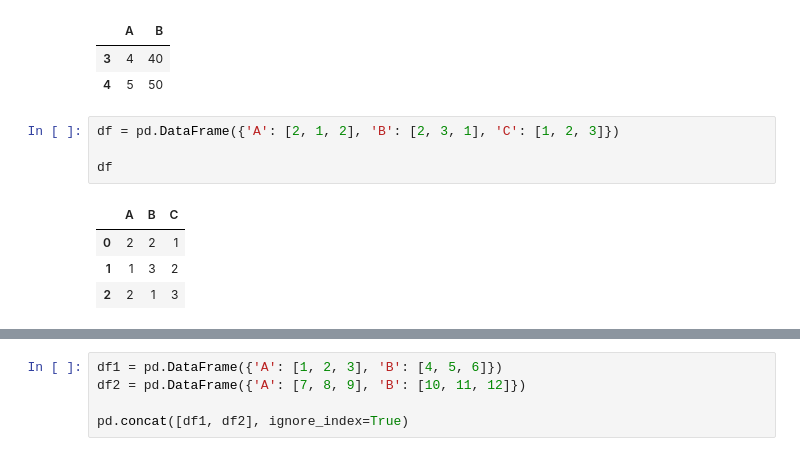
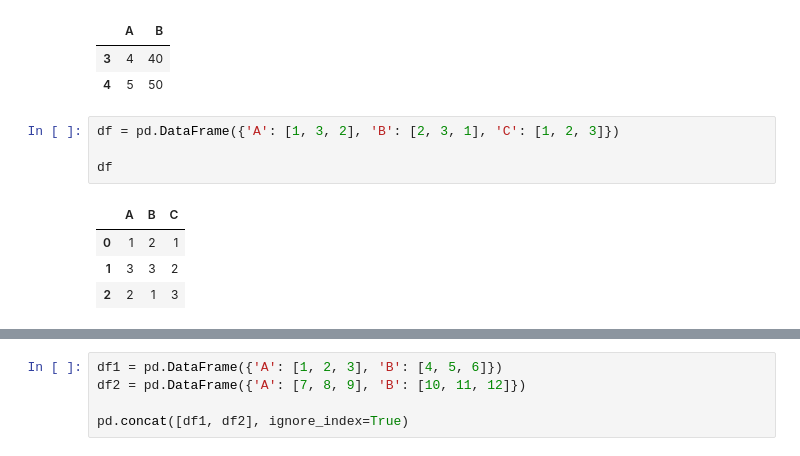
Before and after one commit to bradleysoh/5m-data-1.8-eda-basic, a Jupyter notebook: notebooks/eda_basic_lesson.ipynb, the cells around one changed output, grey strips where cells are left out. Cells and saved outputs as stored; diff of their text form.

```diff
--- a/notebooks/eda_basic_lesson.ipynb
+++ b/notebooks/eda_basic_lesson.ipynb
@@ -1810,11 +1810,11 @@ df[(df > 30).any(axis="columns")]
 | 3 | 4 | 40 |
 | 4 | 5 | 50 |
 # %%
-df = pd.DataFrame({'A': [2, 1, 2], 'B': [2, 3, 1], 'C': [1, 2, 3]})
+df = pd.DataFrame({'A': [1, 3, 2], 'B': [2, 3, 1], 'C': [1, 2, 3]})
 
 df
 # %% [output]
 |  | A | B | C |
-| 0 | 2 | 2 | 1 |
-| 1 | 1 | 3 | 2 |
+| 0 | 1 | 2 | 1 |
+| 1 | 3 | 3 | 2 |
 | 2 | 2 | 1 | 3 |
```
Also changed, not shown: parts of 2 cells of this notebook, 1 other file.
